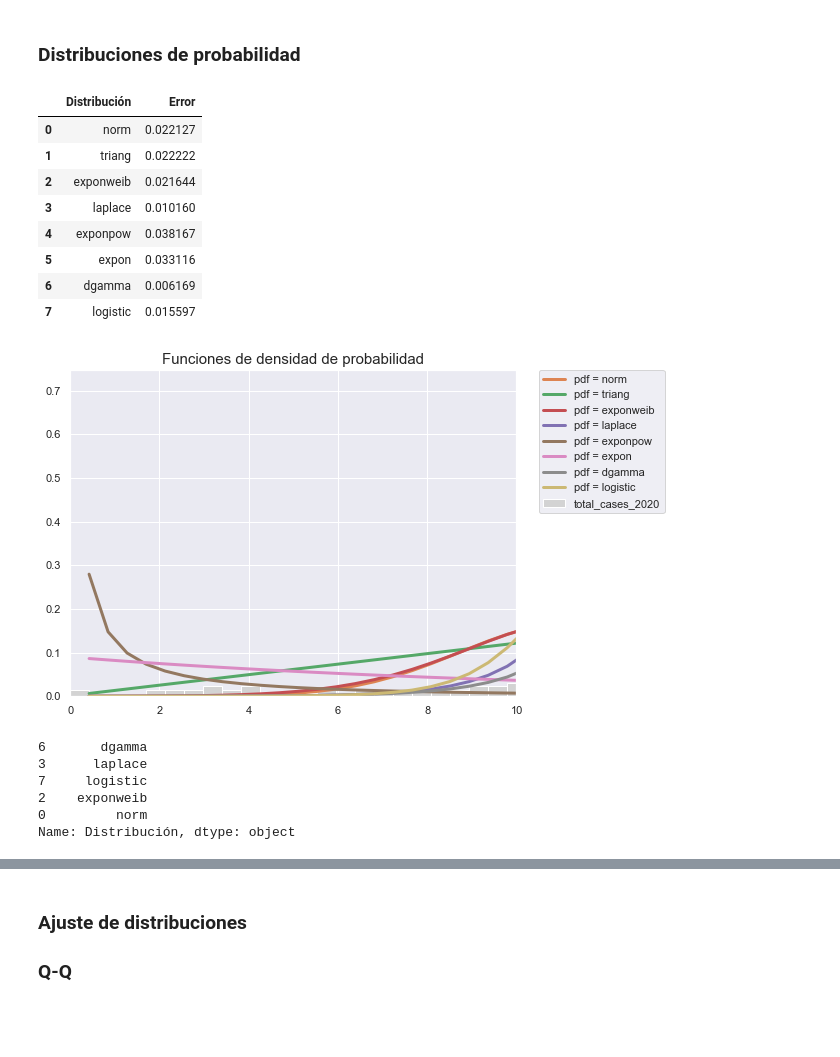
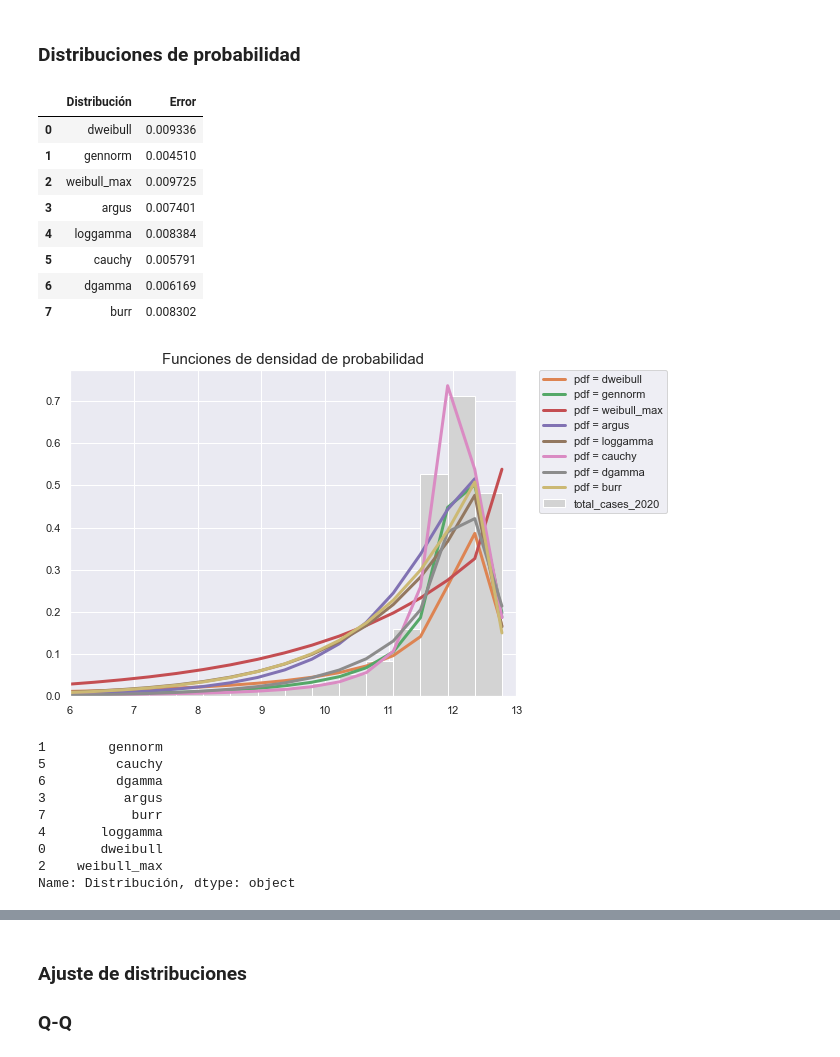
Before and after one commit to valerialadron/Proyecto_VLadron_MMLopez, a Jupyter notebook: Proyecto_VLadron_MMLopez.ipynb, the cells around one changed output, grey strips where cells are left out. Cells and saved outputs as stored; diff of their text form; code cells hidden in the pictures; blank space fills up the shorter version.

```diff
--- a/Proyecto_VLadron_MMLopez.ipynb
+++ b/Proyecto_VLadron_MMLopez.ipynb
@@ -327,19 +360,19 @@ st.e
 # %% [markdown]
 ### **Distribuciones de probabilidad**
 # %%
-#CASOS 2020-2021
+#CASOS 2020
 v1_data = log_int(usa_casos_antes)
-dist_to = ['argus','genlogistic','exponweib','gompertz','loggamma','loglaplace','gumbel_l','t']
+dist_to = ['laplace','dweibull','dgamma','genlogistic','loggamma','cauchy','mielke','exponweib']
 error = []
 
 fig, ax = plt.subplots(figsize=(8,6))
 ax.set_title('Funciones de densidad de probabilidad',size=15)
 ax.set_xlim(5, 17.5)
-[y, x, _] = ax.hist(v2_data, bins=20, density=True, label='total_cases_2020-2021',fc='lightgray')
+[y, x, _] = ax.hist(v1_data, bins=20, density=True, label='total_cases_2020',fc='lightgray')
 x = x[1:]
 
 for dist in dist_to:
-    param = getattr(st,dist).fit(v2_data)
+    param = getattr(st,dist).fit(v1_data)
 
     pdf = getattr(st, dist).pdf(x, *param)
 
@@ -655,7 +687,7 @@ ax[0].hist(measurements,divisiones,density=True)
 
 # Función de distribución de probabilidad la cual creemos que mis datos distribuyen
 # RECORDAR: SÓLO FUNCIONA PARA DISTRIBUCIONES CONTINUAS
-dist = 'dgamma'
+dist = 'argus'
 params = getattr(st, dist).fit(measurements)
 
 # Graficar PDF de la distribución que queremos probar
@@ -870,49 +914,53 @@ Text(0.5, 1.0, 'Muertes EUA 2020-2021')
 # %%
 #USA MUERTES 2020
 usam_a = usa_muertes_antes[usa_muertes_antes['total_deaths'] !=0]
 vma_data = log_int(usam_a)
-dist_to = ['norm','triang','exponweib','laplace','exponpow','expon','dgamma','logistic']
+dist_to = ['dweibull','gennorm','weibull_max','argus','loggamma','cauchy','dgamma','burr']
 error = []
 
 fig, ax = plt.subplots(figsize=(8,6))
 ax.set_title('Funciones de densidad de probabilidad',size=15)
-ax.set_xlim(0, 10)
+ax.set_xlim(6, 13)
 [y, x, _] = ax.hist(vma_data, bins=30, density=True, label='total_cases_2020',fc='lightgray')
 x = x[1:]
 
 for dist in dist_to:
     param = getattr(st,dist).fit(vma_data)
 
     pdf = getattr(st, dist).pdf(x, *param)
 
     ax.plot(x,pdf,linewidth=3,label='pdf = '+ str(dist))
     plt.legend(bbox_to_anchor=(1.05, 1), loc='upper left', borderaxespad=0.);
 
     error.append(((y-pdf)**2).mean())
 
 dma=pd.DataFrame(list(zip(dist_to,error)), columns=['Distribución','Error'])
 
 dma
 # %% [output]
 |  | Distribución | Error |
-| 0 | norm | 0.022127 |
-| 1 | triang | 0.022222 |
-| 2 | exponweib | 0.021644 |
-| 3 | laplace | 0.010160 |
-| 4 | exponpow | 0.038167 |
-| 5 | expon | 0.033116 |
+| 0 | dweibull | 0.009336 |
+| 1 | gennorm | 0.004510 |
+| 2 | weibull_max | 0.009725 |
+| 3 | argus | 0.007401 |
+| 4 | loggamma | 0.008384 |
+| 5 | cauchy | 0.005791 |
 | 6 | dgamma | 0.006169 |
-| 7 | logistic | 0.015597 |
+| 7 | burr | 0.008302 |
-[figure, old version]
+[figure, new version]
 # %%
 #La que mejor se ajusta 2020
-bestm_a = dma.sort_values(by = 'Error').head()
+bestm_a = dma.sort_values(by = 'Error')
 best11 = bestm_a['Distribución']
 best11
+st.k
 # %% [output]
-6       dgamma
-3      laplace
-7     logistic
-2    exponweib
-0         norm
+1        gennorm
+5         cauchy
+6         dgamma
+3          argus
+7           burr
+4       loggamma
+0       dweibull
+2    weibull_max
 Name: Distribución, dtype: object
```
Also changed, not shown: parts of 88 cells of this notebook.
